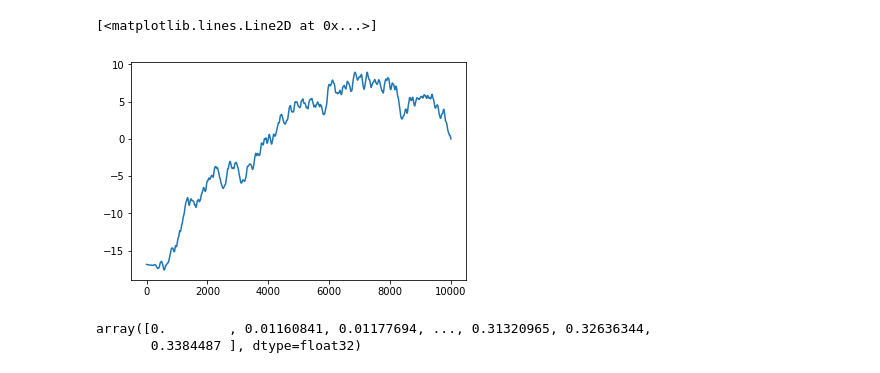
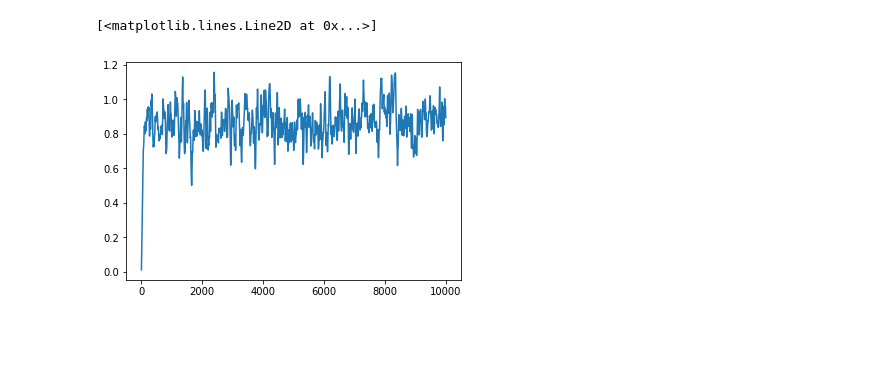
Before and after one commit to mcucchi9/exotic, a Jupyter notebook: notebooks/prediction.ipynb, the cells around one changed output. Saved outputs shown, nothing was run; the diff lists cells and outputs as text; code cells hidden in the pictures; blank space fills up the shorter version.

```diff
--- a/notebooks/prediction.ipynb
+++ b/notebooks/prediction.ipynb
@@ -13,11 +10,11 @@ import numpy as np
 import matplotlib.pyplot as plt
 # %%
 sys.path.append('/home/cucchi/phd/devel/phd/')
-RESP_PATH = '/home/cucchi/phd/data/response/lorenz96/rk4/DF_8_0.5_0/'
+RESP_PATH = '/home/cucchi/phd/data/response/lorenz96/rk4/SF_8_1.0_0/'
 # %%
 from lab import analysis
 from lab.simulation import forcings
 # %%
-response_mean = xr.open_dataarray(os.path.join(RESP_PATH, 'response_lorenz96_rk4_energy_DF_8_0.5_0.nc'))
-response_mean = response_mean.values
-response_mean = np.squeeze(response_mean)
+response_p1 = xr.open_dataarray(os.path.join(RESP_PATH, 'response_lorenz96_rk4_energy_SF_8_1.0_0.nc'))
+response_p1 = response_p1.values
+response_p1 = np.squeeze(response_p1)
@@ -29,2 +26,2 @@ array([0.        , 0.01160841, 0.01177694, ..., 0.31320965, 0.32636344,
 # %%
-chi = analysis.compute_green_function(response_mean)
+chi = analysis.compute_susceptibility(response_p1)
@@ -47,10 +33,7 @@ f_resp = np.fft.ifft(chi*F_extd)
+# %%
+resp_pred = analysis.compute_response(chi, forcings.StepForcing(force_intensity_delta=0.5))
 # %%
-plt.plot(np.real(f_resp[0:len(response_mean)]))
+plt.plot(resp_pred[0:10000])
 # %% [output]
 [<matplotlib.lines.Line2D at 0x...>]
-[figure, old version]
+[figure, new version]
-# %%
-response_mean
-# %% [output]
-array([0.        , 0.01160841, 0.01177694, ..., 0.31320965, 0.32636344,
-       0.3384487 ], dtype=float32)
```
Also changed, not shown: parts of 22 cells of this notebook.
